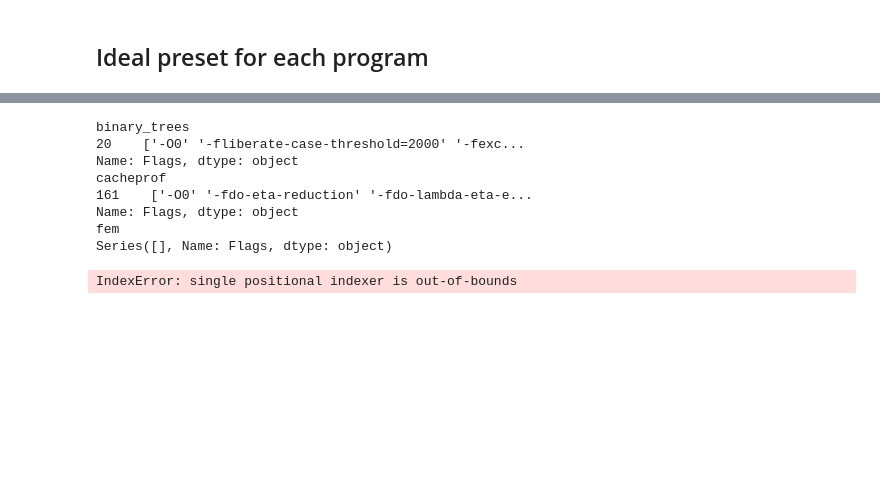
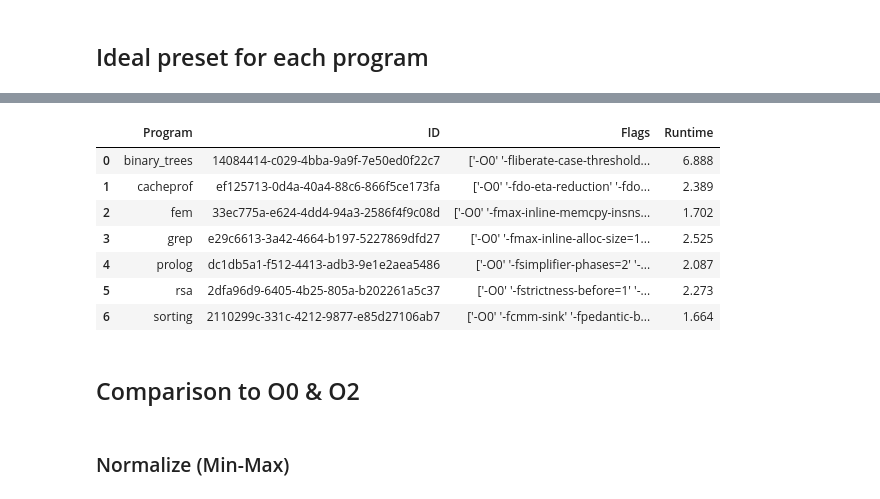
Before and after one commit to leafcathead/pepercr-thesis, a Jupyter notebook: Jupyter/Iterative_Results.ipynb, the cells around one changed output, grey strips where cells are left out. Drawn from its saved outputs; the diff is of its cells as text; code cells hidden in the pictures; blank space fills up the shorter version.

```diff
--- a/Jupyter/Iterative_Results.ipynb
+++ b/Jupyter/Iterative_Results.ipynb
@@ -35,13 +78,30 @@ tables = [binary_trees_iterative, cacheprof_iterative, compress_iterative, fem_i
 # %%
+binary_trees_best = binary_trees_iterative[binary_trees_iterative['Runtime'] == binary_trees_iterative["Runtime"].min()].iloc[0]
+cacheprof_best = cacheprof_iterative[cacheprof_iterative['Runtime'] == cacheprof_iterative["Runtime"].min()].iloc[0]
+fem_best = fem_iterative[fem_iterative['Runtime'] == fem_iterative["Runtime"].min()].iloc[0]
+grep_best = grep_iterative[grep_iterative['Runtime'] == grep_iterative["Runtime"].min()].iloc[0]
+prolog_best = prolog_iterative[prolog_iterative['Runtime'] == prolog_iterative["Runtime"].min()].iloc[0]
+rsa_best = rsa_iterative[rsa_iterative['Runtime'] == rsa_iterative["Runtime"].min()].iloc[0]
+sorting_best = sorting_iterative[sorting_iterative['Runtime'] == sorting_iterative["Runtime"].min()].iloc[0]
+
+best_list = [binary_trees_best, cacheprof_best, fem_best, grep_best, prolog_best, rsa_best, sorting_best]
+best_names = ["binary_trees","cacheprof","fem","grep","prolog","rsa","sorting"]
-# %% [output]
-binary_trees
-20    ['-O0' '-fliberate-case-threshold=2000' '-fexc...
-Name: Flags, dtype: object
-cacheprof
-161    ['-O0' '-fdo-eta-reduction' '-fdo-lambda-eta-e...
-Name: Flags, dtype: object
-fem
-Series([], Name: Flags, dtype: object)
-IndexError: single positional indexer is out-of-bounds
 # %%
-optimized_table
+ideal_table = pd.DataFrame(columns=["Program", "ID", "Flags","Runtime"])
+
+i = 0
+for r in best_list:
+    ideal_table.loc[len(ideal_table.index)] = [best_names[i], r["ID"], r["Flags"], r["Runtime"]]
+    i += 1
+
+pd.set_option('display.max_colwidth', None)
+ideal_table
+# %% [output]
+|  | Program | ID | Flags | Runtime |
+| 0 | binary_trees | 14084414-c029-4bba-9a9f-7e50ed0f22c7 | ['-O0' '-fliberate-case-threshold... | 6.888 |
+| 1 | cacheprof | ef125713-0d4a-40a4-88c6-866f5ce173fa | ['-O0' '-fdo-eta-reduction' '-fdo... | 2.389 |
+| 2 | fem | 33ec775a-e624-4dd4-94a3-2586f4f9c08d | ['-O0' '-fmax-inline-memcpy-insns... | 1.702 |
+| 3 | grep | e29c6613-3a42-4664-b197-5227869dfd27 | ['-O0' '-fmax-inline-alloc-size=1... | 2.525 |
+| 4 | prolog | dc1db5a1-f512-4413-adb3-9e1e2aea5486 | ['-O0' '-fsimplifier-phases=2' '-... | 2.087 |
+| 5 | rsa | 2dfa96d9-6405-4b25-805a-b202261a5c37 | ['-O0' '-fstrictness-before=1' '-... | 2.273 |
+| 6 | sorting | 2110299c-331c-4212-9877-e85d27106ab7 | ['-O0' '-fcmm-sink' '-fpedantic-b... | 1.664 |
@@ -47,0 +110,4 @@ optimized_table
+# %% [markdown]
+## Comparison to O0 & O2
+# %% [markdown]
+### Normalize (Min-Max)
```
Also changed, not shown: parts of 11 cells of this notebook, 2 other files.
